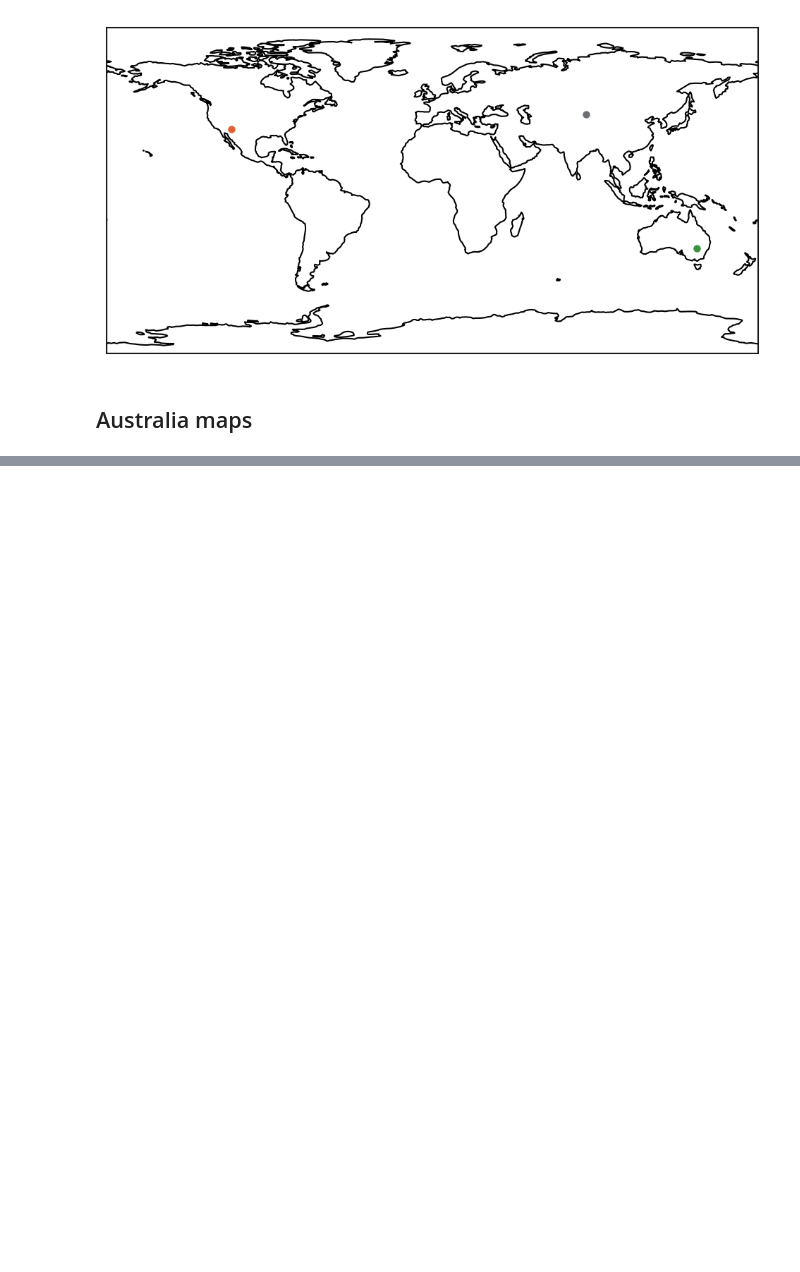
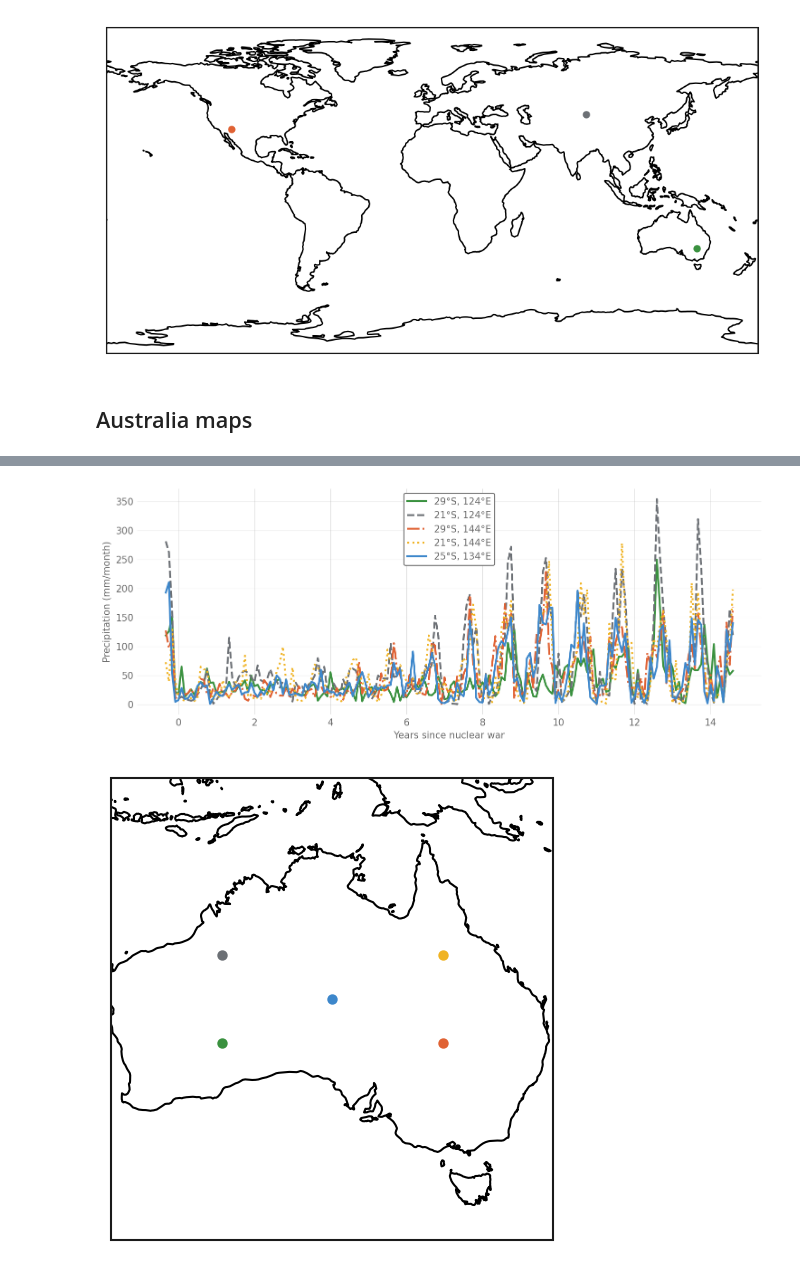
Before and after one commit to allfed/Renewables-Nuclear-Winter, a Jupyter notebook: scripts/Explore.ipynb, the cells around one changed output, grey strips where cells are left out. Drawn from its saved outputs; the diff is of its cells as text; code cells hidden in the pictures; blank space fills up the shorter version.

```diff
--- a/scripts/Explore.ipynb
+++ b/scripts/Explore.ipynb
@@ -95,0 +68,5 @@ Level: 992.5561 hPa
+# %%
+waccm.plot_time_series_location("total_precip", lat=[-29,-21,-29,-21,-25], lon=[124,124,144,144,134])
+# %% [output]
+[figure, added]
+[figure, added]
```
Also changed, not shown: parts of 4 cells of this notebook, 1 other file.
